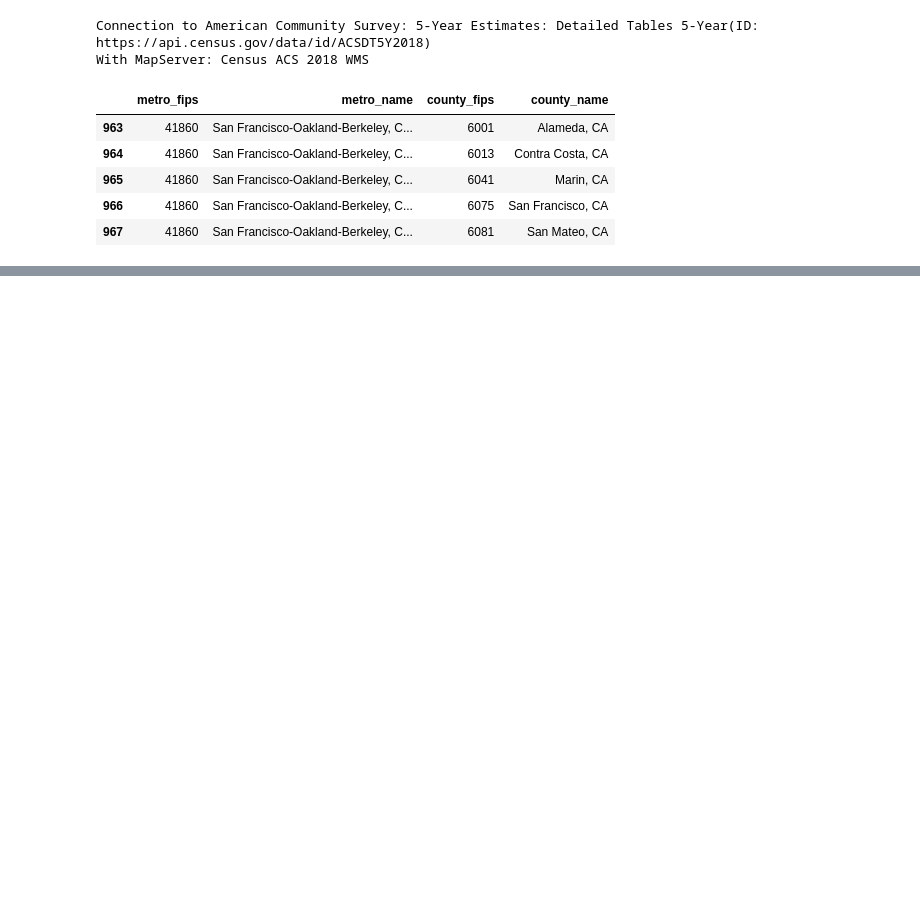
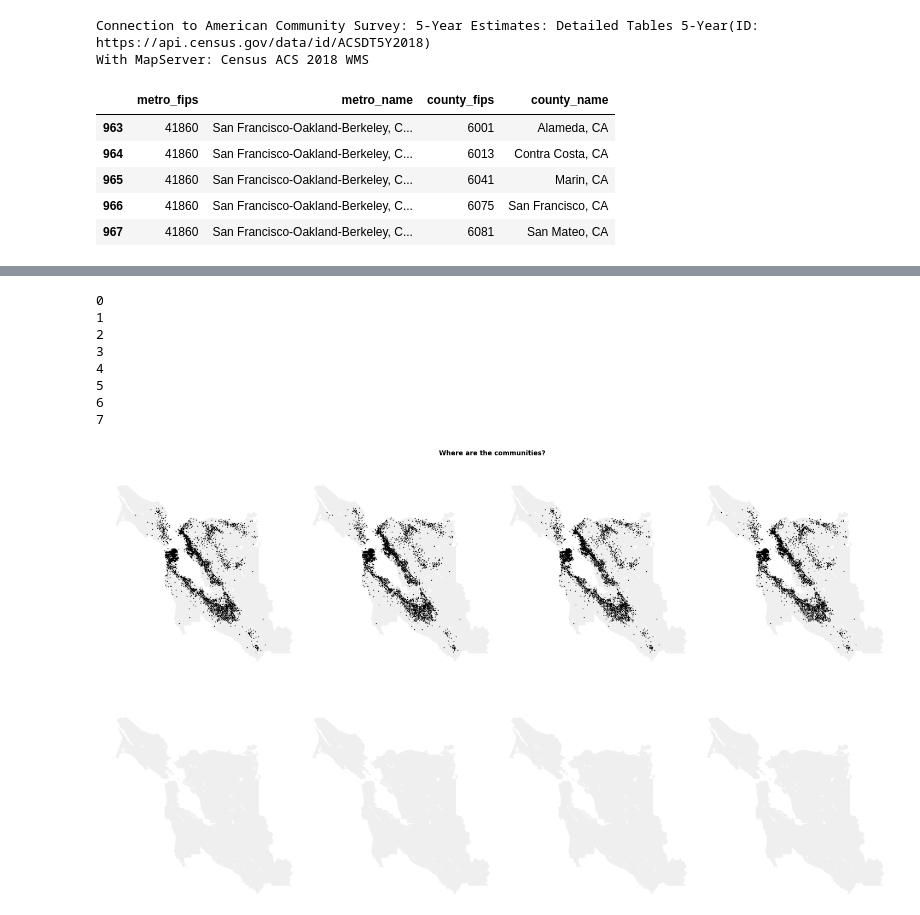
Before and after one commit to asrenninger/networks, a Jupyter notebook: python/cdlib.ipynb, the cells around one changed output, grey strips where cells are left out. Saved outputs shown, nothing was run; the diff lists cells and outputs as text; code cells hidden in the pictures; blank space fills up the shorter version.

Commit message:
More communities

```diff
--- a/python/cdlib.ipynb
+++ b/python/cdlib.ipynb
@@ -147,0 +150,45 @@ fig.savefig('nested_communities.png', facecolor=fig.get_facecolor(), dpi=300, bb
+# %%
+P = algorithms.demon(G, min_com_size=3, epsilon=0.25)
+# %%
+P_long = pd.DataFrame(P.communities).T.melt()
+P_long = P_long.dropna()
+# %%
+P_long['crosswalk'] = P_long['value'].astype('uint64')
+joined = P_long.merge(shape.reset_index(), left_on='crosswalk', right_on='cbg', how='left')
+joined = gpd.GeoDataFrame(joined)
+# %%
+import matplotlib.pyplot as plt
+
+fig, axs = plt.subplots(2, 4, figsize=(20, 12),
+                       facecolor='w',
+                       constrained_layout=True,
+                       subplot_kw=dict(aspect='equal'))
+
+axs = axs.ravel()
+
+for i in np.arange(0, 8):
+
+    print(i)
+
+    temp = joined[joined['variable']==i]
+
+    background.plot(color='dimgray', ax=axs[i], alpha=0.1)
+    temp.centroid.plot(color='k', markersize=0.5, ax=axs[i])
+
+    axs[i].margins(0)
+    axs[i].axis('off')
+
+
+fig.suptitle("Where are the communities?", color='k', weight='bold')
+
+fig.savefig('demon_communities.png', facecolor=fig.get_facecolor(), dpi=300, bbox_inches='tight')
+# %% [output]
+0
+1
+2
+3
+4
+5
+6
+7
+[figure, added]
```
Also changed, not shown: parts of 6 cells of this notebook.
